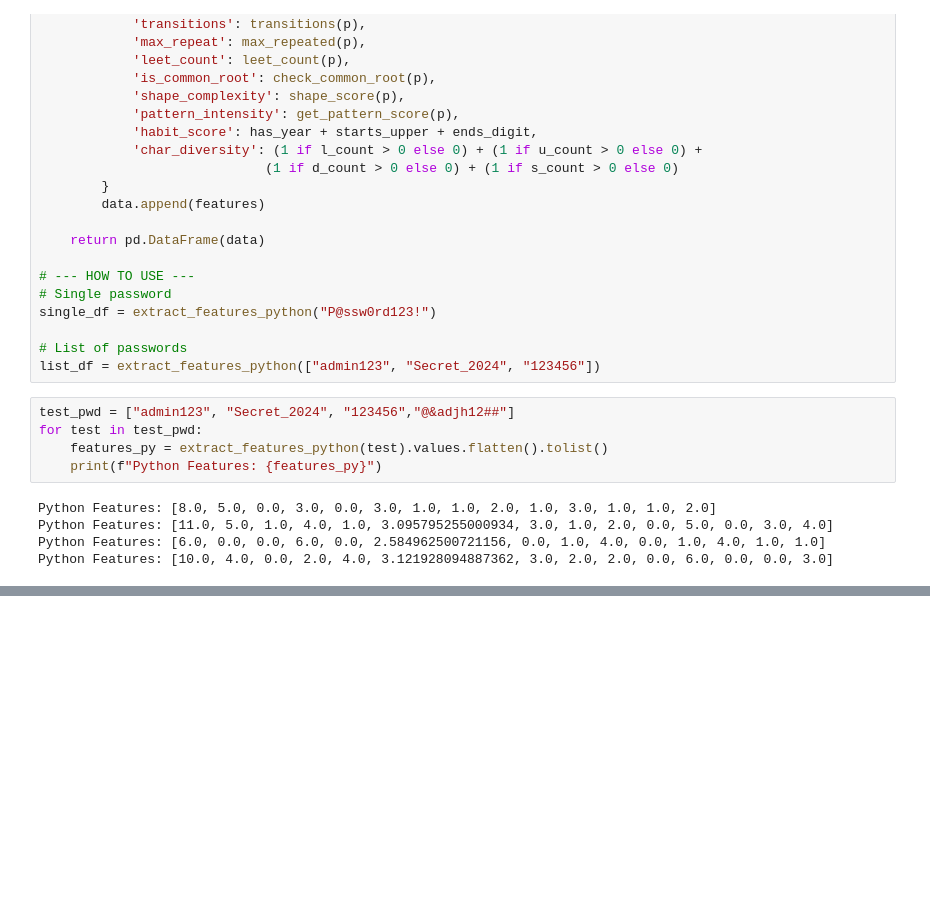
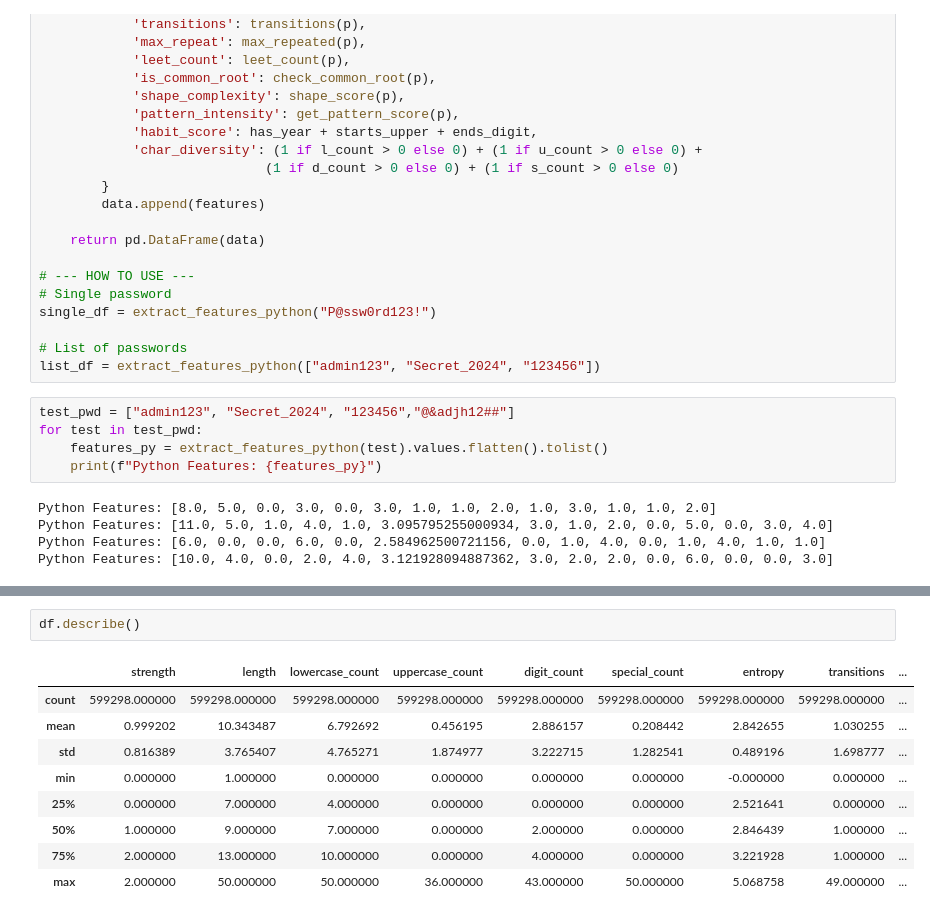
Before and after one commit to Sushant-Khanal/KeyShard, a Jupyter notebook: ML/SHAP/recommend_extract.ipynb, the cells around one changed output, grey strips where cells are left out. Cells and saved outputs as stored; diff of their text form; blank space fills up the shorter version.

```diff
--- a/ML/SHAP/recommend_extract.ipynb
+++ b/ML/SHAP/recommend_extract.ipynb
@@ -229,0 +304,12 @@ Python Features: [10.0, 4.0, 0.0, 2.0, 4.0, 3.121928094887362, 3.0, 2.0, 2.0, 0.
+# %%
+df.describe()
+# %% [output]
+|  | strength | length | lowercase_count | uppercase_count | digit_count | special_count | entropy | transitions | ... |
+| count | 599298.000000 | 599298.000000 | 599298.000000 | 599298.000000 | 599298.000000 | 599298.000000 | 599298.000000 | 599298.000000 | ... |
+| mean | 0.999202 | 10.343487 | 6.792692 | 0.456195 | 2.886157 | 0.208442 | 2.842655 | 1.030255 | ... |
+| std | 0.816389 | 3.765407 | 4.765271 | 1.874977 | 3.222715 | 1.282541 | 0.489196 | 1.698777 | ... |
+| min | 0.000000 | 1.000000 | 0.000000 | 0.000000 | 0.000000 | 0.000000 | -0.000000 | 0.000000 | ... |
+| 25% | 0.000000 | 7.000000 | 4.000000 | 0.000000 | 0.000000 | 0.000000 | 2.521641 | 0.000000 | ... |
+| 50% | 1.000000 | 9.000000 | 7.000000 | 0.000000 | 2.000000 | 0.000000 | 2.846439 | 1.000000 | ... |
+| 75% | 2.000000 | 13.000000 | 10.000000 | 0.000000 | 4.000000 | 0.000000 | 3.221928 | 1.000000 | ... |
+| max | 2.000000 | 50.000000 | 50.000000 | 36.000000 | 43.000000 | 50.000000 | 5.068758 | 49.000000 | ... |
```
Also changed, not shown: parts of 5 cells of this notebook, 28 other files.
